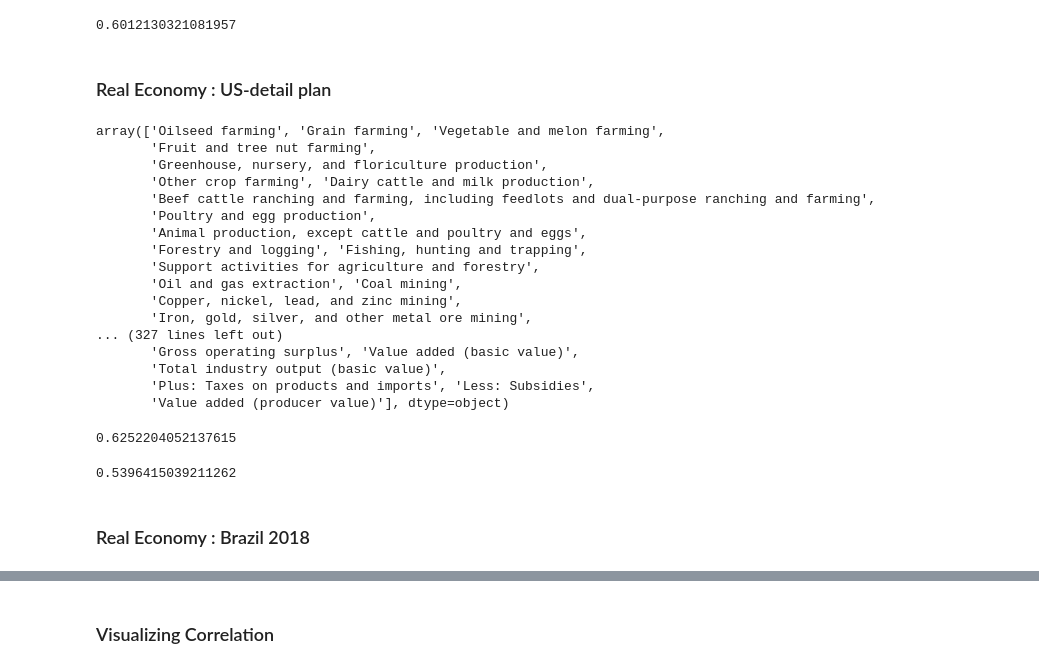
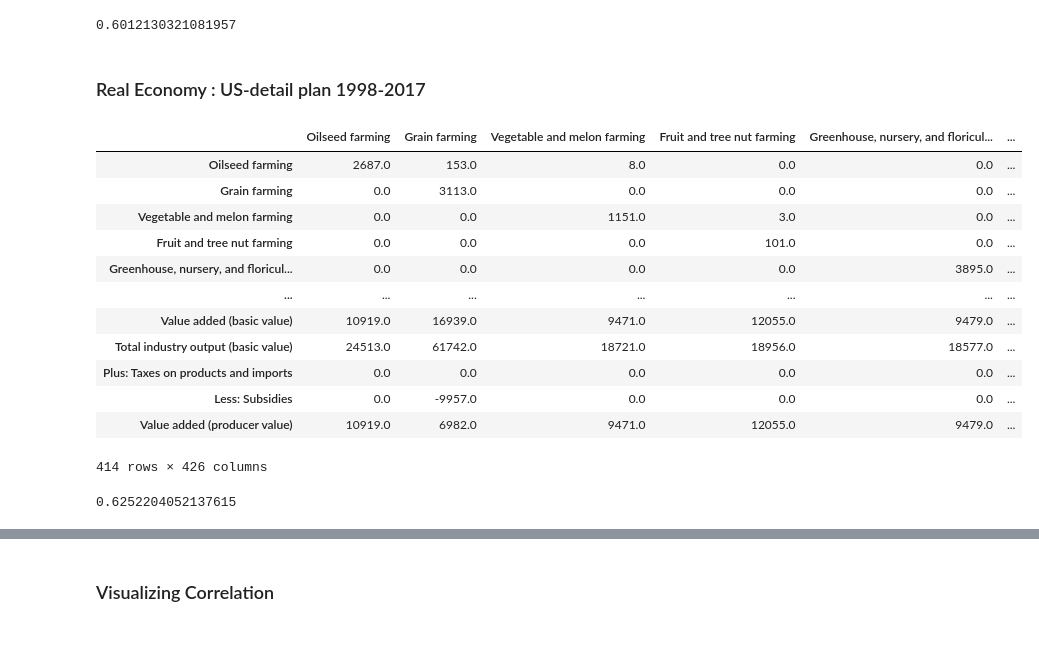
Before and after one commit to Djamil17/iotables, a Jupyter notebook: python/iterative_labor_calculation.ipynb, the cells around one changed output, grey strips where cells are left out. Cells and saved outputs as stored; diff of their text form; code cells hidden in the pictures; blank space fills up the shorter version.

```diff
--- a/python/iterative_labor_calculation.ipynb
+++ b/python/iterative_labor_calculation.ipynb
@@ -646,33 +506,29 @@ r_squared
 # %% [output]
 0.6012130321081957
 # %% [markdown]
-### Real Economy : US-detail plan
+### Real Economy : US-detail plan 1998-2017
 # %%
 file = '/Users/djamillakhdarhamina/Desktop/Us-detailed-1998-2017.csv'
 with open(file, 'rt') as f:
     data = pd.read_csv(f, index_col=0)
 
 
-df.replace(",","",regex=True, inplace=True)
-df=df.fillna(0)
-df=df.astype(np.float64)
-df.index.values
+data.replace(",","",regex=True, inplace=True)
+data=data.fillna(0)
+data=data.astype(np.float64)
+data
 # %% [output]
+|  | Oilseed farming | Grain farming | Vegetable and melon farming | Fruit and tree nut farming | Greenhouse, nursery, and floricul... | ... |
+| Oilseed farming | 2687.0 | 153.0 | 8.0 | 0.0 | 0.0 | ... |
+| Grain farming | 0.0 | 3113.0 | 0.0 | 0.0 | 0.0 | ... |
+| Vegetable and melon farming | 0.0 | 0.0 | 1151.0 | 3.0 | 0.0 | ... |
+| Fruit and tree nut farming | 0.0 | 0.0 | 0.0 | 101.0 | 0.0 | ... |
+| Greenhouse, nursery, and floricul... | 0.0 | 0.0 | 0.0 | 0.0 | 3895.0 | ... |
+| ... | ... | ... | ... | ... | ... | ... |
+| Value added (basic value) | 10919.0 | 16939.0 | 9471.0 | 12055.0 | 9479.0 | ... |
+| Total industry output (basic value) | 24513.0 | 61742.0 | 18721.0 | 18956.0 | 18577.0 | ... |
+| Plus: Taxes on products and imports | 0.0 | 0.0 | 0.0 | 0.0 | 0.0 | ... |
+| Less: Subsidies | 0.0 | -9957.0 | 0.0 | 0.0 | 0.0 | ... |
+| Value added (producer value) | 10919.0 | 6982.0 | 9471.0 | 12055.0 | 9479.0 | ... |
-array(['Oilseed farming', 'Grain farming', 'Vegetable and melon farming',
-       'Fruit and tree nut farming',
-       'Greenhouse, nursery, and floriculture production',
-       'Other crop farming', 'Dairy cattle and milk production',
-       'Beef cattle ranching and farming, including feedlots and dual-purpose ranching and farming',
-       'Poultry and egg production',
-       'Animal production, except cattle and poultry and eggs',
-       'Forestry and logging', 'Fishing, hunting and trapping',
-       'Support activities for agriculture and forestry',
-       'Oil and gas extraction', 'Coal mining',
-       'Copper, nickel, lead, and zinc mining',
-       'Iron, gold, silver, and other metal ore mining',
-... (327 lines left out)
-       'Gross operating surplus', 'Value added (basic value)',
-       'Total industry output (basic value)',
-       'Plus: Taxes on products and imports', 'Less: Subsidies',
-       'Value added (producer value)'], dtype=object)
+414 rows × 426 columns
 # %%
@@ -688,13 +544,3 @@ r_squared = correlation_xy**2
 r_squared
 # %% [output]
 0.6252204052137615
-# %%
-sample=most_var_rows(np.c_[sol,O],400)
-correlation_matrix = np.corrcoef(sample[:,0],sample[:,1])
-correlation_xy = correlation_matrix[0,1]
-r_squared = correlation_xy**2
-r_squared
-# %% [output]
-0.5396415039211262
-# %% [markdown]
-### Real Economy : Brazil 2018
```
Also changed, not shown: parts of 29 cells of this notebook, 3 other files.
